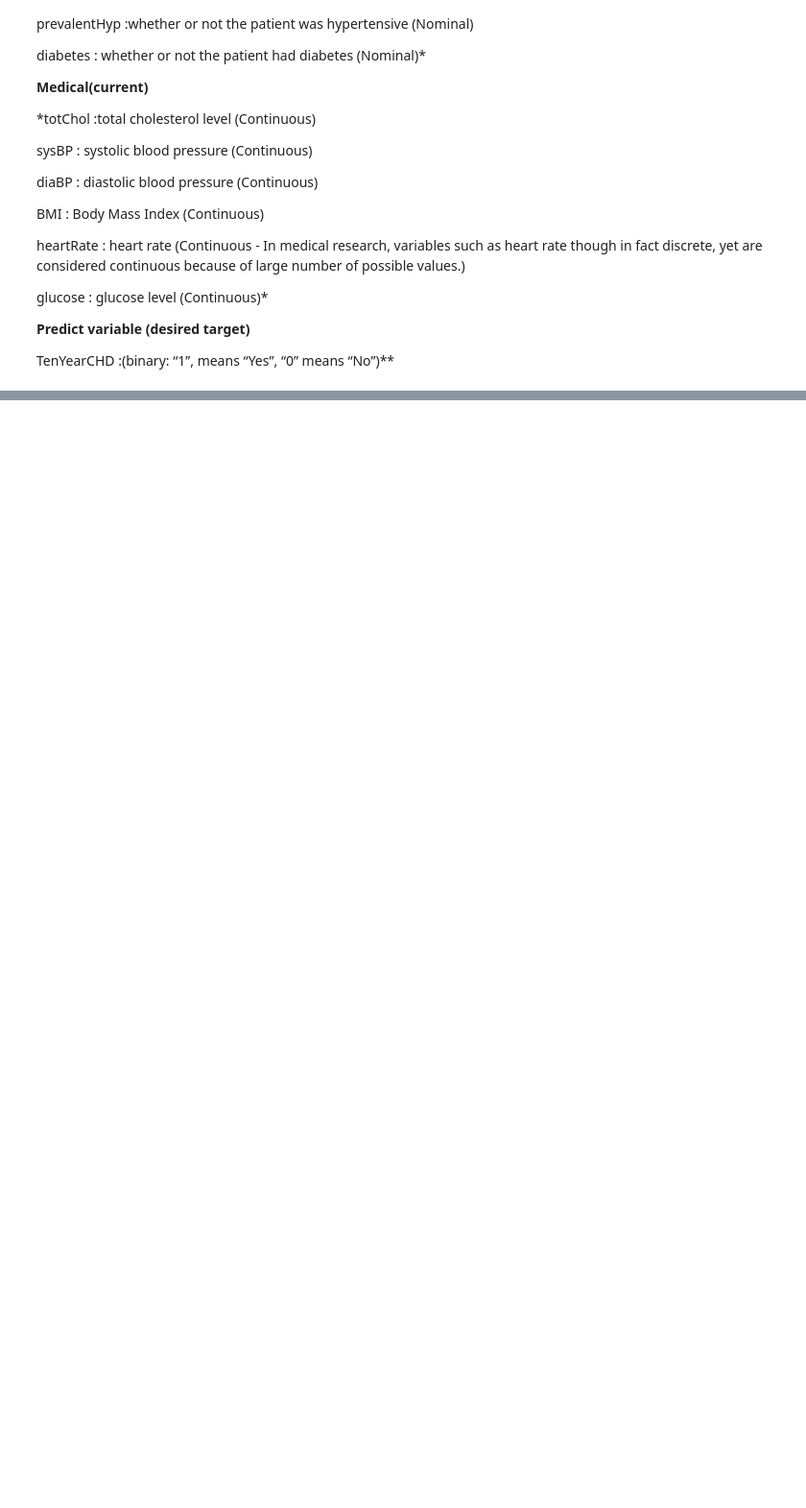
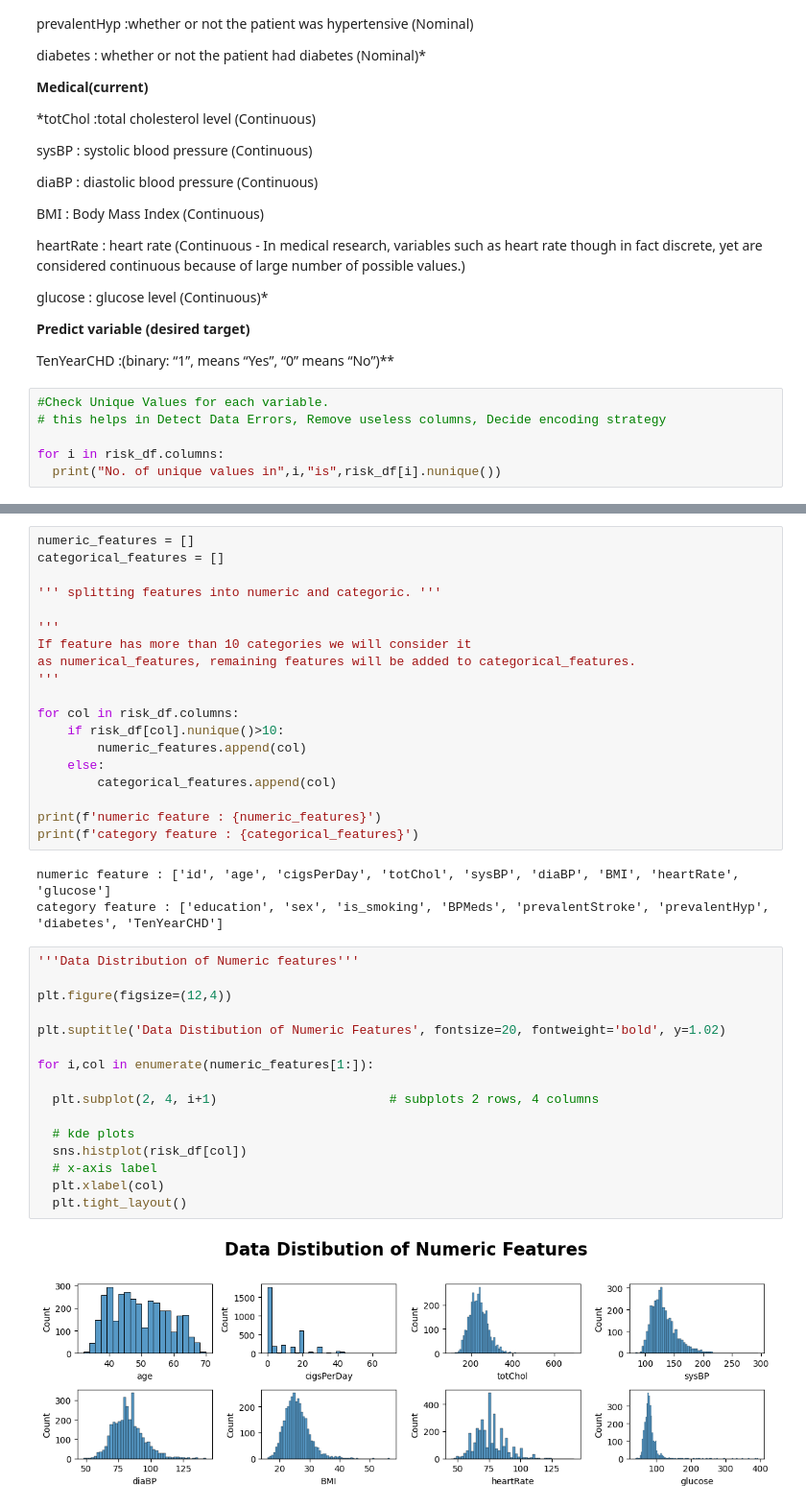
Before and after one commit to Bhoomi413/Predict-CHD-for-Over-10years-Ml, a Jupyter notebook: MlCodeNotebook.ipynb, the cells around one changed output, grey strips where cells are left out. Shown at 96% size. Saved outputs shown, nothing was run; the diff lists cells and outputs as text; blank space fills up the shorter version.

Commit message:
understanding data distribution through graphs

```diff
--- a/MlCodeNotebook.ipynb
+++ b/MlCodeNotebook.ipynb
@@ -278,3 +278,9 @@ glucose : glucose level (Continuous)*
 **Predict variable (desired target)**
 
 TenYearCHD :(binary: “1”, means “Yes”, “0” means “No”)**
+# %%
+#Check Unique Values for each variable.
+# this helps in Detect Data Errors, Remove useless columns, Decide encoding strategy
+
+for i in risk_df.columns:
+  print("No. of unique values in",i,"is",risk_df[i].nunique())
@@ -280,0 +307,40 @@ TenYearCHD :(binary: “1”, means “Yes”, “0” means “No”)**
+# %%
+numeric_features = []
+categorical_features = []
+
+''' splitting features into numeric and categoric. '''
+
+'''
+If feature has more than 10 categories we will consider it
+as numerical_features, remaining features will be added to categorical_features.
+'''
+
+for col in risk_df.columns:
+    if risk_df[col].nunique()>10:
+        numeric_features.append(col)
+    else:
+        categorical_features.append(col)
+
+print(f'numeric feature : {numeric_features}')
+print(f'category feature : {categorical_features}')
+# %% [output]
+numeric feature : ['id', 'age', 'cigsPerDay', 'totChol', 'sysBP', 'diaBP', 'BMI', 'heartRate', 'glucose']
+category feature : ['education', 'sex', 'is_smoking', 'BPMeds', 'prevalentStroke', 'prevalentHyp', 'diabetes', 'TenYearCHD']
+# %%
+'''Data Distribution of Numeric features'''
+
+plt.figure(figsize=(12,4))
+
+plt.suptitle('Data Distibution of Numeric Features', fontsize=20, fontweight='bold', y=1.02)
+
+for i,col in enumerate(numeric_features[1:]):
+
+  plt.subplot(2, 4, i+1)                       # subplots 2 rows, 4 columns
+
+  # kde plots
+  sns.histplot(risk_df[col])
+  # x-axis label
+  plt.xlabel(col)
+  plt.tight_layout()
+# %% [output]
+[figure, added]
```
Also changed, not shown: parts of 11 cells of this notebook.
